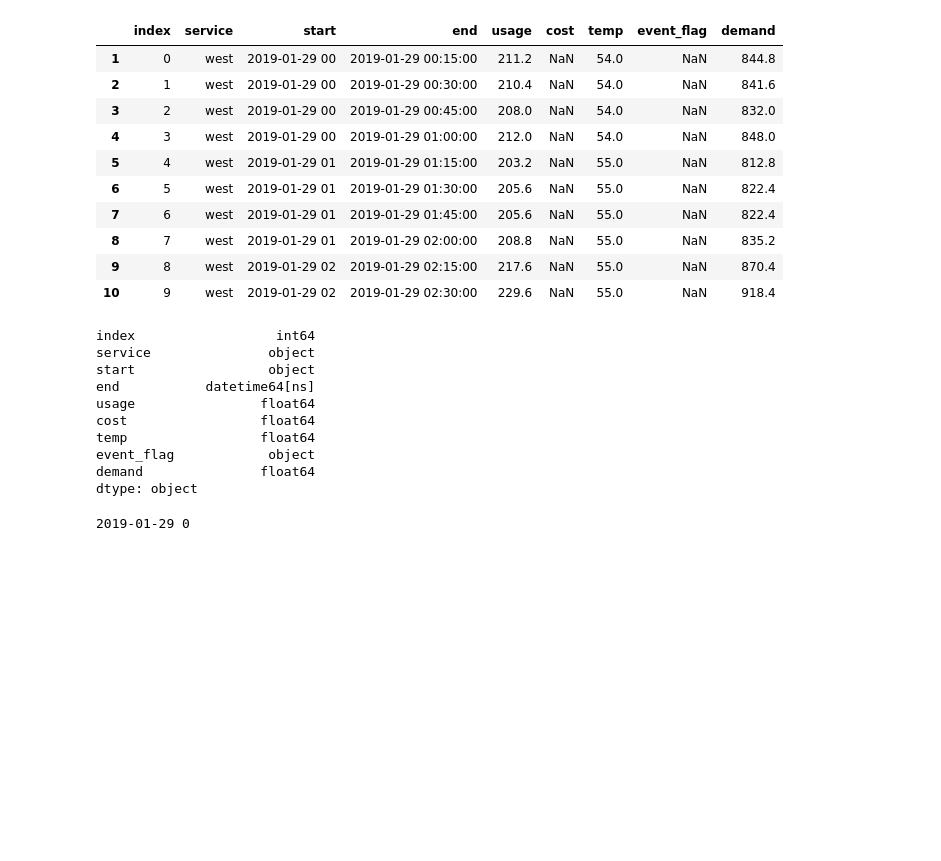
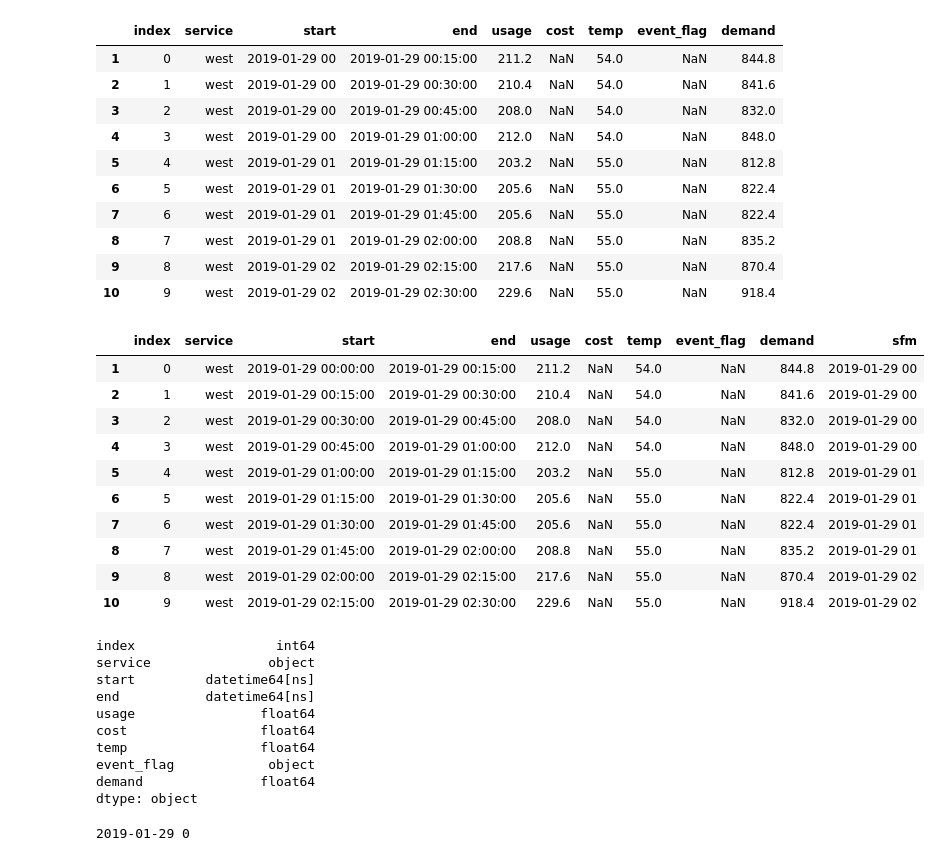
Before and after one commit to vsistla/w210-capstone-energyloadpredictor, a Jupyter notebook: eda/vsistla/w210_eda.ipynb, the cells around one changed output. Saved outputs shown, nothing was run; the diff lists cells and outputs as text; code cells hidden in the pictures; blank space fills up the shorter version.

```diff
--- a/eda/vsistla/w210_eda.ipynb
+++ b/eda/vsistla/w210_eda.ipynb
@@ -90,0 +105,2 @@ df_west_clean.head(10)
+# %%
+df_west_clean['sfm'] = df_west_clean['start'].astype('object')
@@ -118,3 +137,20 @@ df_west_clean.head(10)
 | 8 | 7 | west | 2019-01-29 01 | 2019-01-29 02:00:00 | 208.8 | NaN | 55.0 | NaN | 835.2 |
 | 9 | 8 | west | 2019-01-29 02 | 2019-01-29 02:15:00 | 217.6 | NaN | 55.0 | NaN | 870.4 |
 | 10 | 9 | west | 2019-01-29 02 | 2019-01-29 02:30:00 | 229.6 | NaN | 55.0 | NaN | 918.4 |
+# %%
+#df_west_clean["new_index"] = pd.NaT
+df_west_clean["sfm"]= df_west_clean["sfm"].apply(strip_index)
+
+df_west_clean.head(10)
+# %% [output]
+|  | index | service | start | end | usage | cost | temp | event_flag | demand | sfm |
+| 1 | 0 | west | 2019-01-29 00:00:00 | 2019-01-29 00:15:00 | 211.2 | NaN | 54.0 | NaN | 844.8 | 2019-01-29 00 |
+| 2 | 1 | west | 2019-01-29 00:15:00 | 2019-01-29 00:30:00 | 210.4 | NaN | 54.0 | NaN | 841.6 | 2019-01-29 00 |
+| 3 | 2 | west | 2019-01-29 00:30:00 | 2019-01-29 00:45:00 | 208.0 | NaN | 54.0 | NaN | 832.0 | 2019-01-29 00 |
+| 4 | 3 | west | 2019-01-29 00:45:00 | 2019-01-29 01:00:00 | 212.0 | NaN | 54.0 | NaN | 848.0 | 2019-01-29 00 |
+| 5 | 4 | west | 2019-01-29 01:00:00 | 2019-01-29 01:15:00 | 203.2 | NaN | 55.0 | NaN | 812.8 | 2019-01-29 01 |
+| 6 | 5 | west | 2019-01-29 01:15:00 | 2019-01-29 01:30:00 | 205.6 | NaN | 55.0 | NaN | 822.4 | 2019-01-29 01 |
+| 7 | 6 | west | 2019-01-29 01:30:00 | 2019-01-29 01:45:00 | 205.6 | NaN | 55.0 | NaN | 822.4 | 2019-01-29 01 |
+| 8 | 7 | west | 2019-01-29 01:45:00 | 2019-01-29 02:00:00 | 208.8 | NaN | 55.0 | NaN | 835.2 | 2019-01-29 01 |
+| 9 | 8 | west | 2019-01-29 02:00:00 | 2019-01-29 02:15:00 | 217.6 | NaN | 55.0 | NaN | 870.4 | 2019-01-29 02 |
+| 10 | 9 | west | 2019-01-29 02:15:00 | 2019-01-29 02:30:00 | 229.6 | NaN | 55.0 | NaN | 918.4 | 2019-01-29 02 |
@@ -125,7 +164,7 @@ df_west_clean.dtypes
 # %% [output]
 index                  int64
 service               object
-start                 object
+start         datetime64[ns]
 end           datetime64[ns]
 usage                float64
 cost                 float64
```
Also changed, not shown: parts of 25 cells of this notebook.
